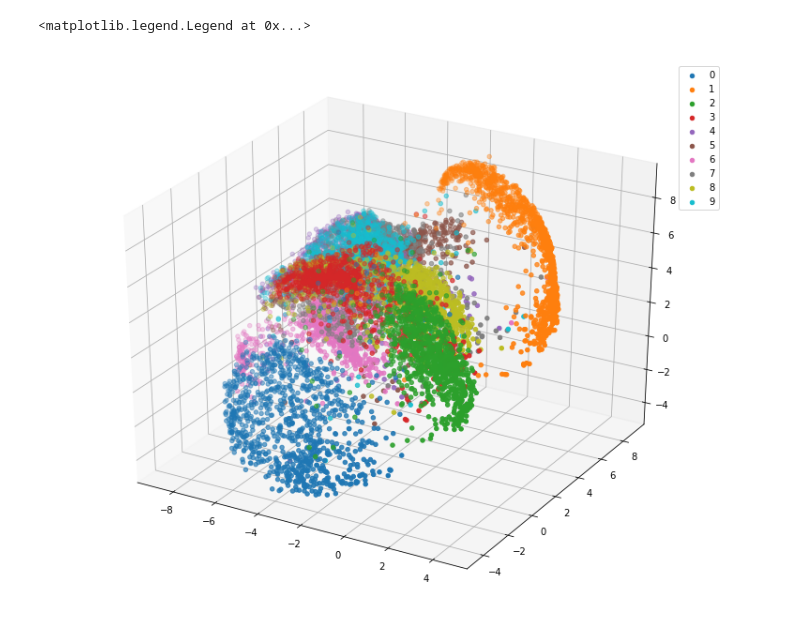
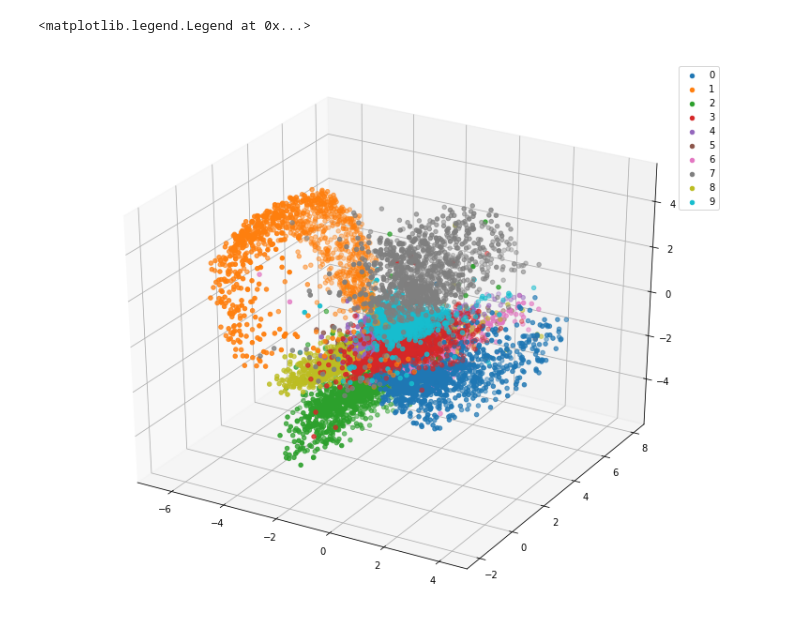
Before and after one commit to DtMoon/CS231n-2017, a Jupyter notebook: assignment2/TensorFlow/AutoEncoder.ipynb, the cells around one changed output. Drawn from its saved outputs; the diff is of its cells as text; code cells hidden in the pictures.

```diff
--- a/assignment2/TensorFlow/AutoEncoder.ipynb
+++ b/assignment2/TensorFlow/AutoEncoder.ipynb
@@ -87,14 +91,14 @@ for i in range(8):
 test = sess.run(L4, feed_dict={x: mnist.test.images, keep_prob: 1.0})
 # %%
 # visualize encoded test data
-fig = plt.figure()
+fig = plt.figure(figsize=(10, 8))
 ax = Axes3D(fig)
 for i in range(10):
     mask = mnist.test.labels == i
-    ax.scatter(test[mask][:, 0], test[mask][:, 2], test[mask][:, 2], label=i)
+    ax.scatter(test[mask][:, 0], test[mask][:, 1], test[mask][:, 2], label=i)
 ax.legend()
 # %% [output]
 <matplotlib.legend.Legend at 0x...>
-[figure, old version]
+[figure, new version]
 # %%
 sess.close()
```
Also changed, not shown: parts of 3 cells of this notebook.
